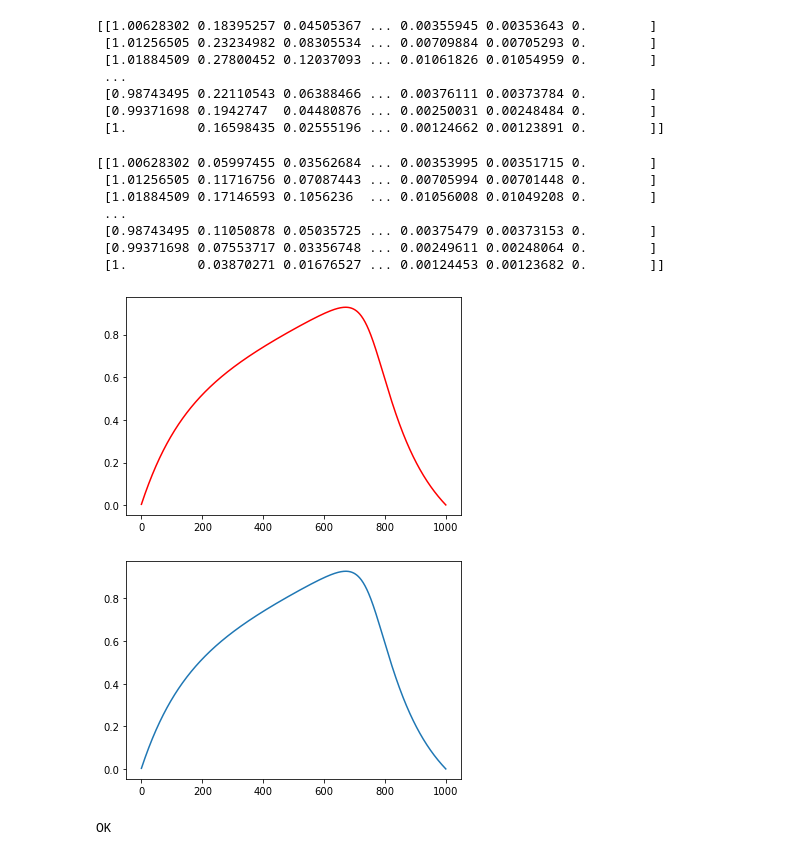
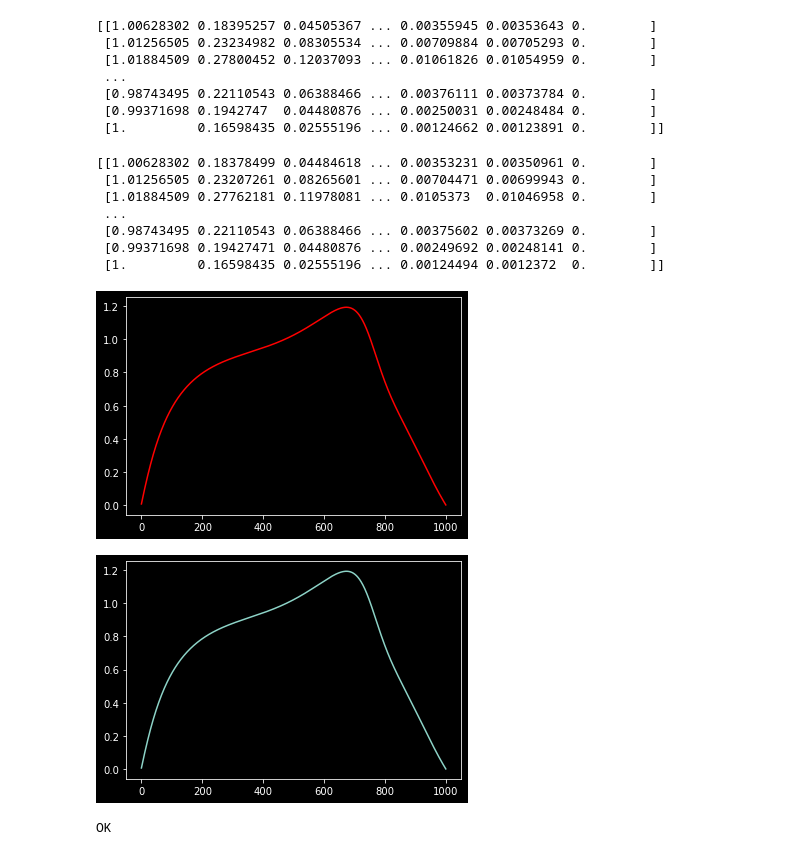
Before and after one commit to animih/aspen-study, a Jupyter notebook: solver/Untitled.ipynb, the cells around one changed output. Cells and saved outputs as stored; diff of their text form; code cells hidden in the pictures.

```diff
--- a/solver/Untitled.ipynb
+++ b/solver/Untitled.ipynb
@@ -23,13 +29,12 @@ param = {
     'Nt': Nt,
 }
 D = Diffusion(Nx, 0.9, 1, 0.5e-1, model=model)
-solver = classic_solver(param, D)
-solver.setBoundary(0, 0)
-solver.setInitial(0.5, 2, 1)
-solver.setSources([0.6], [0])
+solver_cl = classic_solver(param, D)
+solver_cl.setBoundary(0, 0)
+solver_cl.setInitial(0.5, 2, 1)
+solver_cl.setSources([0.6], [0])
 
-X_cl, code, message = solver.solve()
-t_cl = solver.t
+X_cl, code, message = solver_cl.solve()
 print(X_cl)
 # %% [output]
 [[1.00628302 0.18395257 0.04505367 ... 0.00355945 0.00353643 0.        ]
@@ -51,30 +56,30 @@ param = {
 D = Diffusion(Nx, 0.9, 1, 0.5e-1, model=model)
 
 part = partion.partion_equally
-solver = aspen_solver(param, D, part)
-solver.setBoundary(0, 0)
-solver.setInitial(0.5, 2, 1)
-solver.setSources([0.6], [0])
+solver_as = aspen_solver(param, D, part)
+solver_as.setBoundary(0, 0)
+solver_as.setInitial(0.5, 2, 1)
+solver_as.setSources([0.6], [0])
 
-X, code, message = solver.solve()
-t = solver.t
+X, code, message = solver_as.solve()
 print(X)
 # %% [output]
-[[1.00628302 0.05997455 0.03562684 ... 0.00353995 0.00351715 0.        ]
- [1.01256505 0.11716756 0.07087443 ... 0.00705994 0.00701448 0.        ]
- [1.01884509 0.17146593 0.1056236  ... 0.01056008 0.01049208 0.        ]
+[[1.00628302 0.18378499 0.04484618 ... 0.00353231 0.00350961 0.        ]
+ [1.01256505 0.23207261 0.08265601 ... 0.00704471 0.00699943 0.        ]
+ [1.01884509 0.27762181 0.11978081 ... 0.0105373  0.01046958 0.        ]
  ...
- [0.98743495 0.11050878 0.05035725 ... 0.00375479 0.00373153 0.        ]
- [0.99371698 0.07553717 0.03356748 ... 0.00249611 0.00248064 0.        ]
- [1.         0.03870271 0.01676527 ... 0.00124453 0.00123682 0.        ]]
+ [0.98743495 0.22110543 0.06388466 ... 0.00375602 0.00373269 0.        ]
+ [0.99371698 0.19427471 0.04480876 ... 0.00249692 0.00248141 0.        ]
+ [1.         0.16598435 0.02555196 ... 0.00124494 0.0012372  0.        ]]
 # %%
-step = 70
+step = 17
+plt.style.use('dark_background')
 plt.plot(X_cl[:, step], color = 'r')
 plt.show()
 plt.plot(X[:, step])
 plt.show()
 print(message)
 # %% [output]
-[figure, old version]
+[figure, new version]
-[figure, old version]
+[figure, new version]
 OK
```
Also changed, not shown: parts of 10 cells of this notebook, 2 other files.
